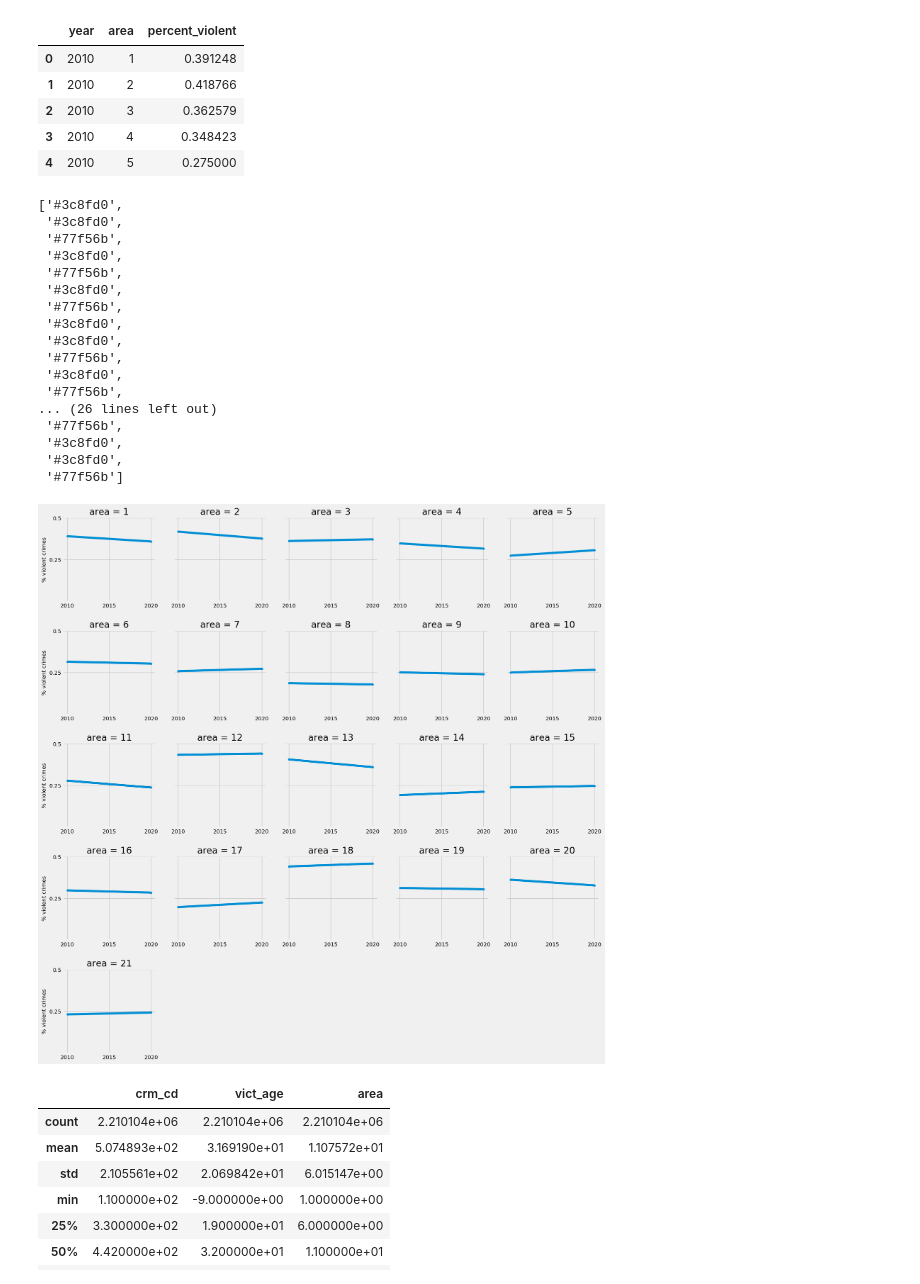
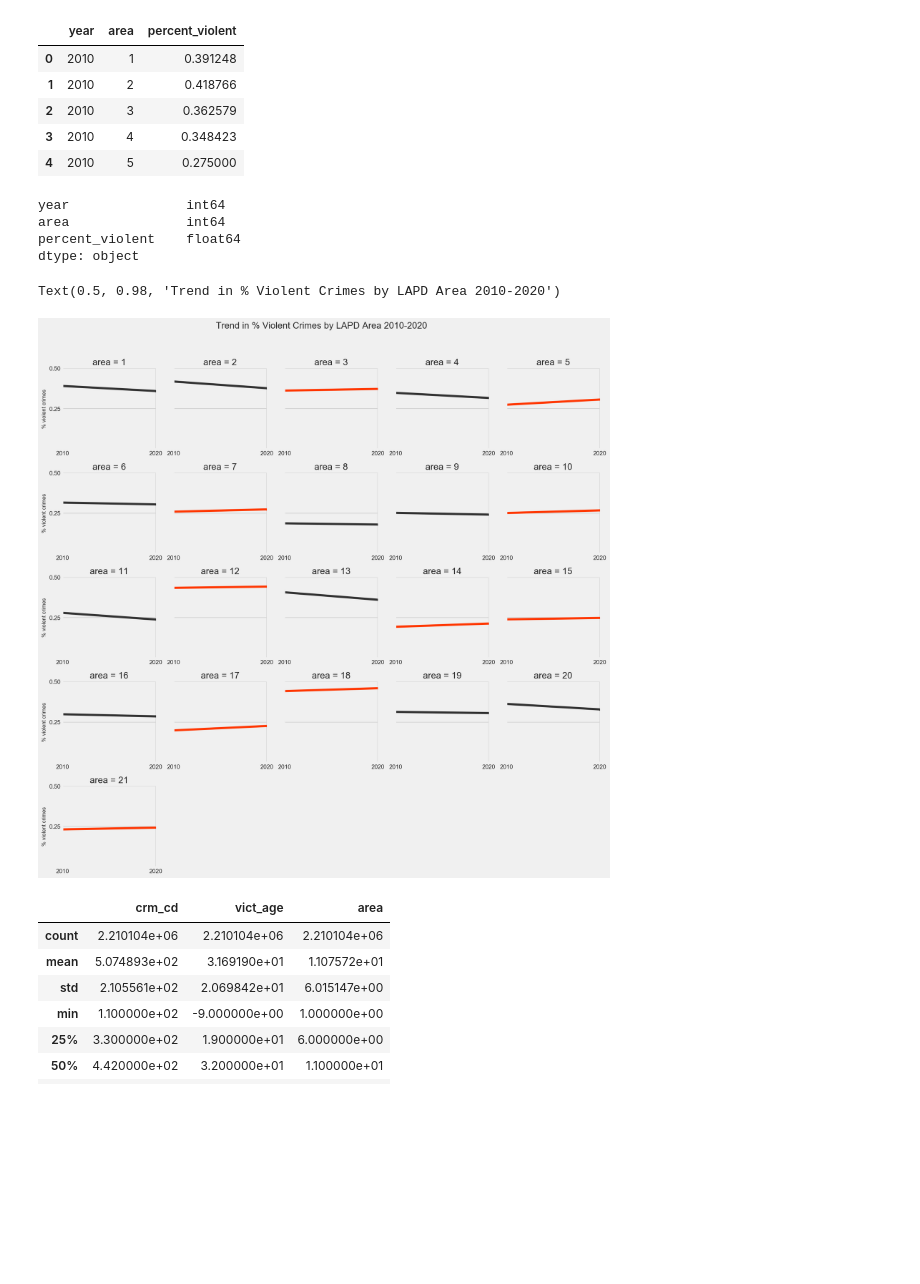
Before and after one commit to veeps/LA_innovation_team, a Jupyter notebook: code/003_explore_trends.ipynb, the cells around one changed output. Saved outputs shown, nothing was run; the diff lists cells and outputs as text; code cells hidden in the pictures; blank space fills up the shorter version.

Commit message:
Conditional coloring on subplots

```diff
--- a/code/003_explore_trends.ipynb
+++ b/code/003_explore_trends.ipynb
@@ -233,39 +205,35 @@ violent_crimes.head()
 violent_crimes = violent_crimes[(violent_crimes["year"]== 2010) | (violent_crimes["year"]== 2020)]
 # %%
 # conditional color. Color red if the % violent crime increased over the 10 years
-highlight = ['#77f56b' if (violent_crimes[violent_crimes["area"] == i]["percent_violent"].values[1] > violent_crimes[violent_crimes["area"] == i]["percent_violent"].values[0]) else "#3c8fd0" for i in violent_crimes["area"]]
+highlight = ['#ff3700' if (violent_crimes[violent_crimes["area"] == i]["percent_violent"].values[1] > violent_crimes[violent_crimes["area"] == i]["percent_violent"].values[0]) else "#323232" for i in violent_crimes["area"]]
-# %%
-highlight
-# %% [output]
-['#3c8fd0',
- '#3c8fd0',
- '#77f56b',
- '#3c8fd0',
- '#77f56b',
- '#3c8fd0',
- '#77f56b',
- '#3c8fd0',
- '#3c8fd0',
- '#77f56b',
- '#3c8fd0',
- '#77f56b',
-... (26 lines left out)
- '#77f56b',
- '#3c8fd0',
- '#3c8fd0',
- '#77f56b']
+# %%
+violent_crimes.dtypes
+# %% [output]
+year               int64
+area               int64
+percent_violent    float64
+dtype: object
 # %%
 g = sns.FacetGrid(violent_crimes, col="area", col_wrap=5, height=3, sharex=False)
-g = (g.map(plt.plot, "year", "percent_violent", marker=".")).set(ylim=(0,.5), yticks=[.25,.5])
+g = (g.map(plt.plot, "year", "percent_violent", marker=".")).set(ylim=(0,.5), yticks=[.25,.5], xlim=(2010, 2020), xticks=[2010, 2020])
 #g.set_xlabels([2010,2020], fontsize=10)
 g.set_ylabels("% violent crimes", fontsize=10)
 g.set_xlabels("")
-g.set_yticklabels(labels=[.25,.5], size=10)
-g.set_xticklabels(size=10);
+#g.set_yticklabels(labels=[.25,.5], size=10)
+#g.set_xticklabels(labels = [2010,"", "", "", "", 2020], size=10);
 
-plt.savefig('../plots/violent_crimes_area.eps', format='eps', dpi=72)
+
+# customize color on conditional. If the % of violent crimes has increased over the years, color red.
+for i in np.arange(0,21):
+    (g.facet_axis(0,i)).get_lines()[0].set_color(highlight[i])
+
+#plt.savefig('../plots/violent_crimes_area.eps', format='eps', dpi=72)
+
+plt.subplots_adjust(top=0.9)
+g.fig.suptitle('Trend in % Violent Crimes by LAPD Area 2010-2020')
 # %% [output]
+Text(0.5, 0.98, 'Trend in % Violent Crimes by LAPD Area 2010-2020')
-[figure, old version]
+[figure, new version]
 # %%
 df[["crm_cd", "vict_age", "area"]].describe()
 # %% [output]
```
Also changed, not shown: parts of 4 cells of this notebook, 1 other file.
